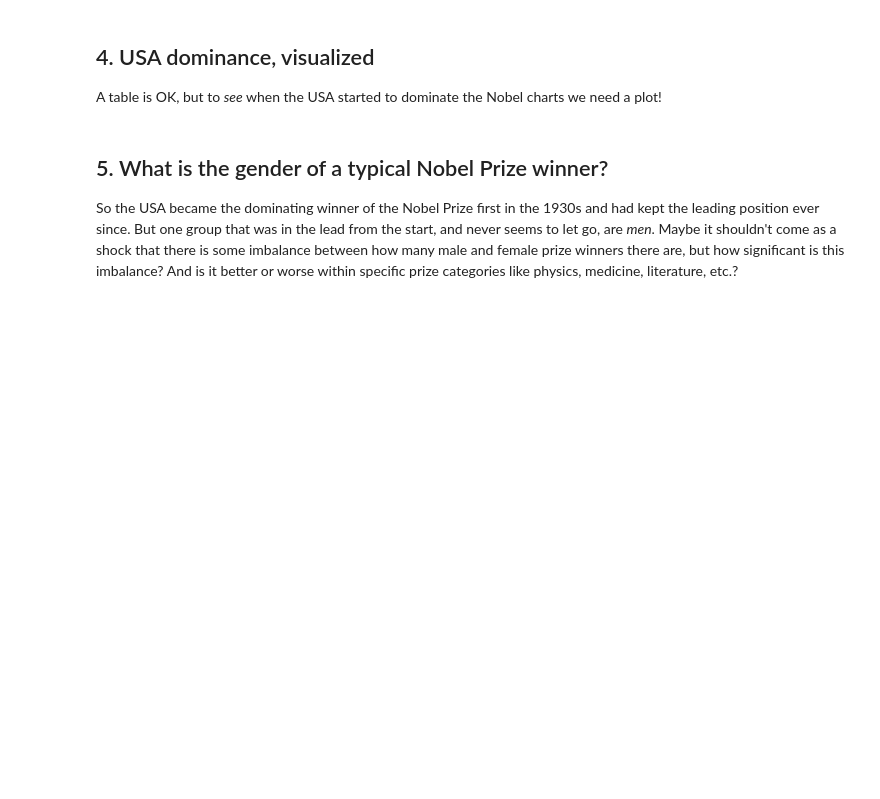
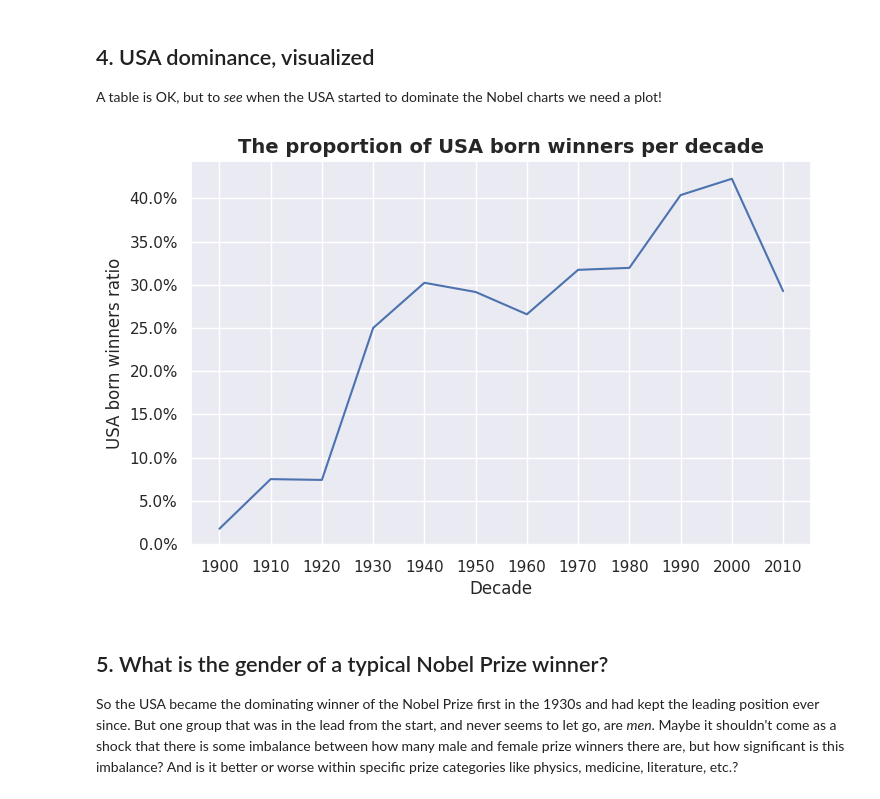
Before and after one commit to lorenzo-arcioni/master-ds, a Jupyter notebook: Pratica Individuale Tutor/Lezione_2/Esercizi_Lezione_2.ipynb, the cells around one changed output. Cells and saved outputs as stored; diff of their text form; code cells hidden in the pictures; blank space fills up the shorter version.

```diff
--- a/Pratica Individuale Tutor/Lezione_2/Esercizi_Lezione_2.ipynb
+++ b/Pratica Individuale Tutor/Lezione_2/Esercizi_Lezione_2.ipynb
@@ -28,8 +69,10 @@ nobel = ...
 <p>Not so surprising perhaps: the most common Nobel laureate between 1901 and 2016 was a man born in the United States of America. But in 1901 all the winners were European. When did the USA start to dominate the Nobel Prize charts?</p>
 # %%
 # Calculating the proportion of USA born winners per decade
-nobel['usa_born_winner'] = ...
-nobel['decade'] = ...
-prop_usa_winners = ...
+nobel['usa_born_winner'] = nobel['birth_country'] == 'United States of America'
+nobel['decade'] = (np.floor(nobel["year"] / 10) * 10).astype(int)
+prop_usa_winners = nobel.groupby("decade",as_index=False)["usa_born_winner"].mean()
+
 
 # Display the proportions of USA born winners per decade
+prop_usa_winners
@@ -39,16 +96,24 @@ prop_usa_winners = ...
 # %%
 # Setting the plotting theme and setting the size of all plots.
 sns.set()
 plt.rcParams['figure.figsize'] = [8, 5]
 
 # Plotting USA born winners
-ax = ...
+ax = sns.lineplot(x="decade" ,y="usa_born_winner", data=prop_usa_winners)
 
 # Adding axes' labels and title
-
-# Adding %-formatting to the y-axis
+plt.title("The proportion of USA born winners per decade",
+          fontdict={'fontsize': 14},
+          fontweight ='bold',
+          loc='center')
+plt.ylabel("USA born winners ratio")
+plt.xlabel("Decade")
+plt.xticks(range(1900,2020,10))
+# Adding %-formatting to the y-axis§
 from matplotlib.ticker import PercentFormatter
 ax.yaxis.set_major_formatter(PercentFormatter(1.0))
+# %% [output]
+[figure, added]
 # %% [markdown]
 ## 5. What is the gender of a typical Nobel Prize winner?
 <p>So the USA became the dominating winner of the Nobel Prize first in the 1930s and had kept the leading position ever since. But one group that was in the lead from the start, and never seems to let go, are <em>men</em>. Maybe it shouldn't come as a shock that there is some imbalance between how many male and female prize winners there are, but how significant is this imbalance? And is it better or worse within specific prize categories like physics, medicine, literature, etc.?</p>
```
Also changed, not shown: parts of 11 cells of this notebook.
